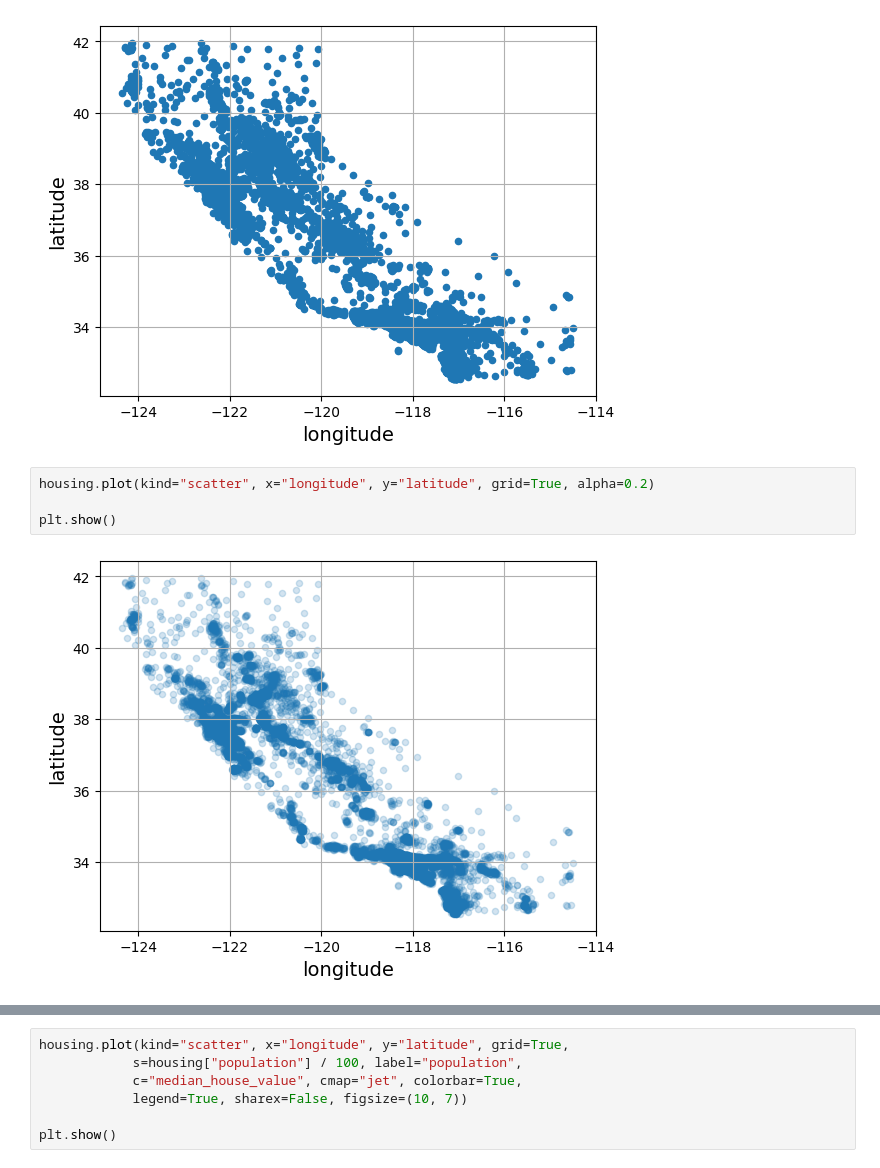
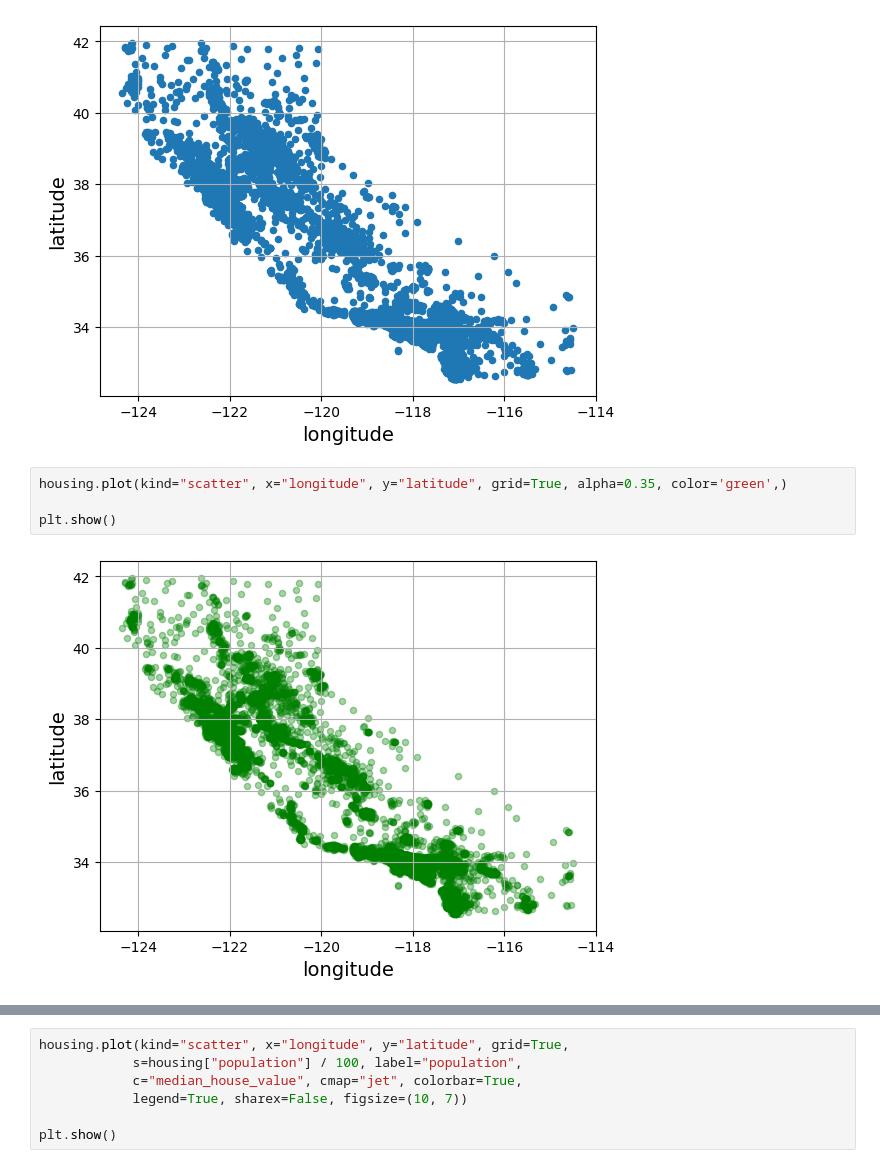
Before and after one commit to kirti8192/handson-mlp-ageron, a Jupyter notebook: 02_end_to_end_machine_learning_project.ipynb, the cells around one changed output, grey strips where cells are left out. Drawn from its saved outputs; the diff is of its cells as text.

```diff
--- a/02_end_to_end_machine_learning_project.ipynb
+++ b/02_end_to_end_machine_learning_project.ipynb
@@ -283,8 +277,8 @@ plt.show()
 # %% [output]
 [figure]
 # %%
-housing.plot(kind="scatter", x="longitude", y="latitude", grid=True, alpha=0.2)
+housing.plot(kind="scatter", x="longitude", y="latitude", grid=True, alpha=0.35, color='green',)
 
 plt.show()
 # %% [output]
-[figure, old version]
+[figure, new version]
```
Also changed, not shown: parts of 15 cells of this notebook, 1 other file.
